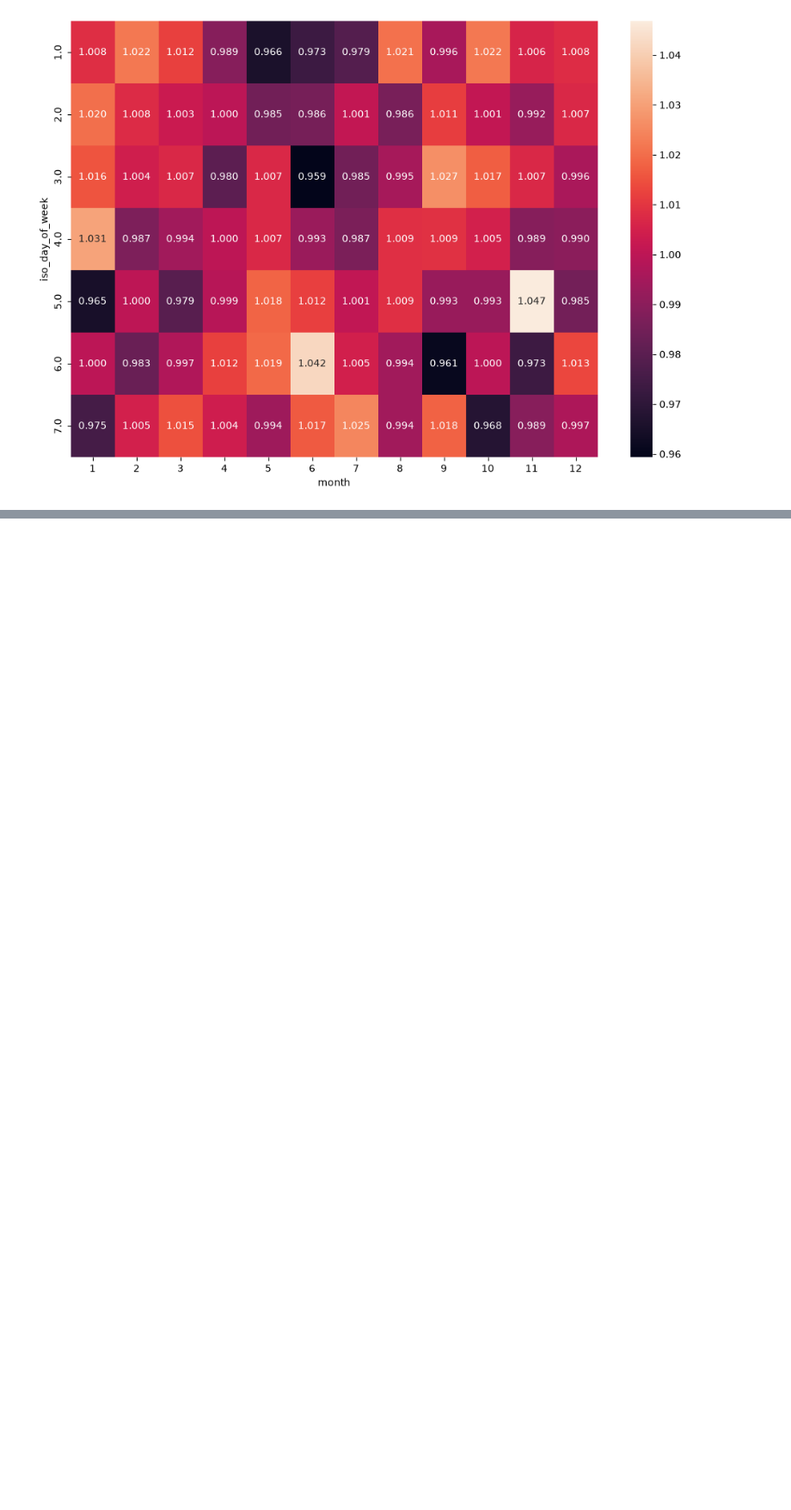
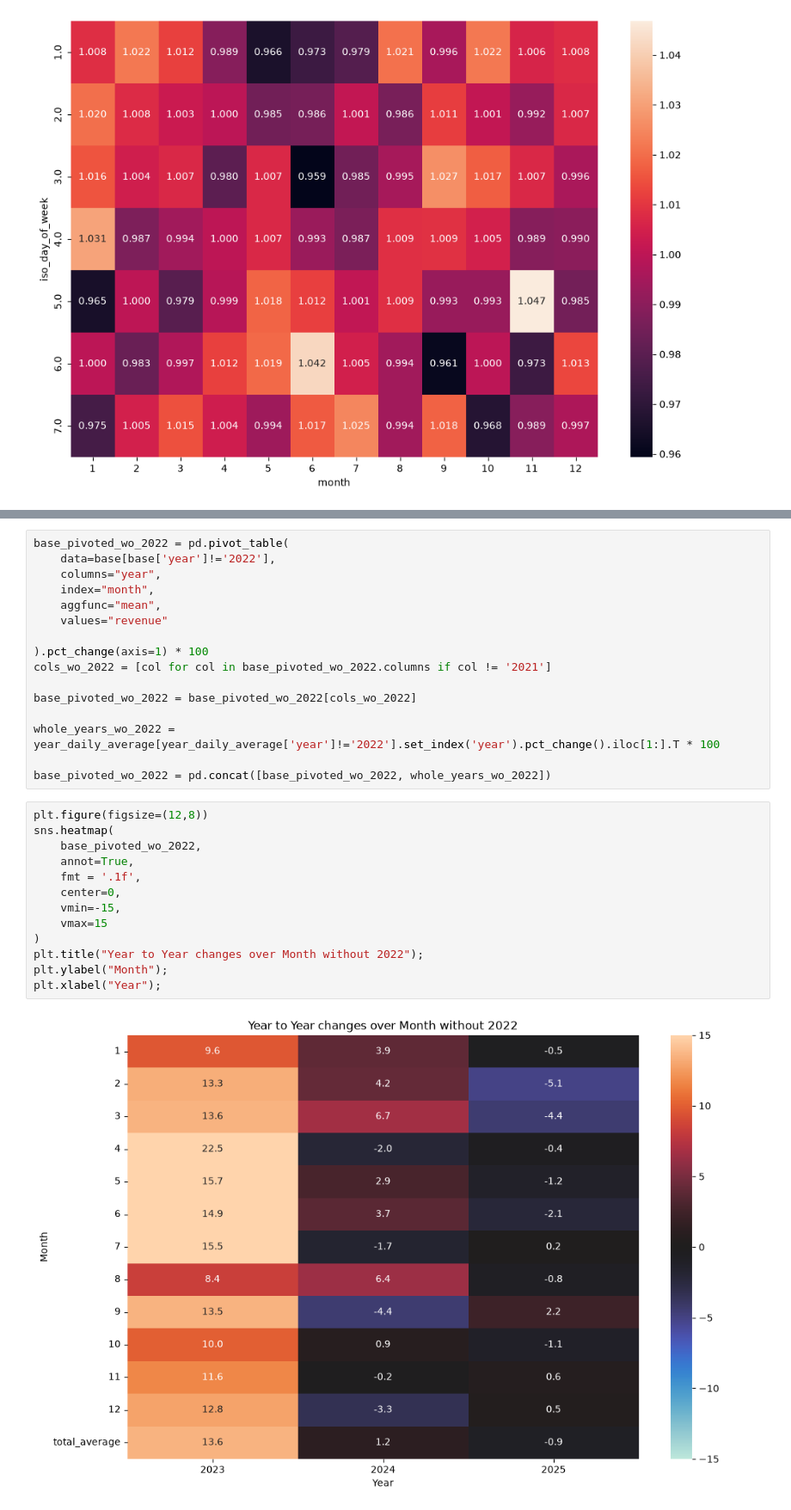
Before and after one commit to Grzegosh/sku_prediction, a Jupyter notebook: EDA.ipynb, the cells around one changed output, grey strips where cells are left out. Shown at 86% size. Cells and saved outputs as stored; diff of their text form; blank space fills up the shorter version.

```diff
--- a/EDA.ipynb
+++ b/EDA.ipynb
@@ -388,0 +420,31 @@ Weekly pattern is approximately the same in all of the monts (variations up to 5
+# %%
+base_pivoted_wo_2022 = pd.pivot_table(
+    data=base[base['year']!='2022'],
+    columns="year",
+    index="month",
+    aggfunc="mean",
+    values="revenue"
+
+).pct_change(axis=1) * 100
+cols_wo_2022 = [col for col in base_pivoted_wo_2022.columns if col != '2021']
+
+base_pivoted_wo_2022 = base_pivoted_wo_2022[cols_wo_2022]
+
+whole_years_wo_2022 = year_daily_average[year_daily_average['year']!='2022'].set_index('year').pct_change().iloc[1:].T * 100
+
+base_pivoted_wo_2022 = pd.concat([base_pivoted_wo_2022, whole_years_wo_2022])
+# %%
+plt.figure(figsize=(12,8))
+sns.heatmap(
+    base_pivoted_wo_2022,
+    annot=True,
+    fmt = '.1f',
+    center=0,
+    vmin=-15,
+    vmax=15
+)
+plt.title("Year to Year changes over Month without 2022");
+plt.ylabel("Month");
+plt.xlabel("Year");
+# %% [output]
+[figure, added]
```
Also changed, not shown: parts of 8 cells of this notebook, 1 other file.
